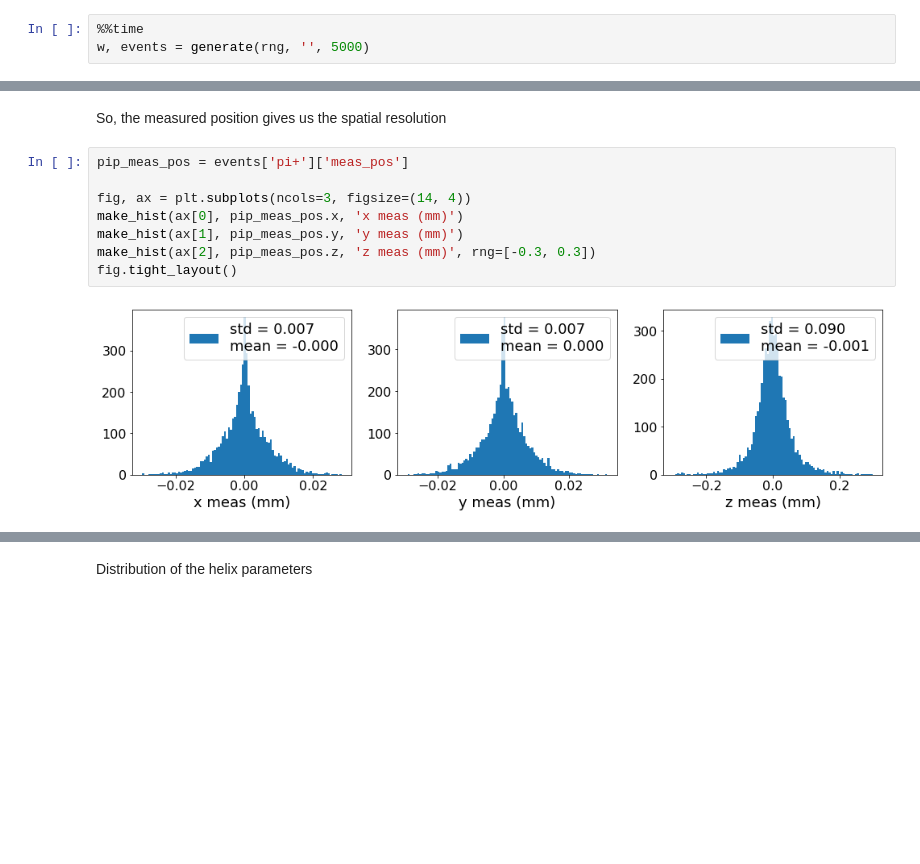
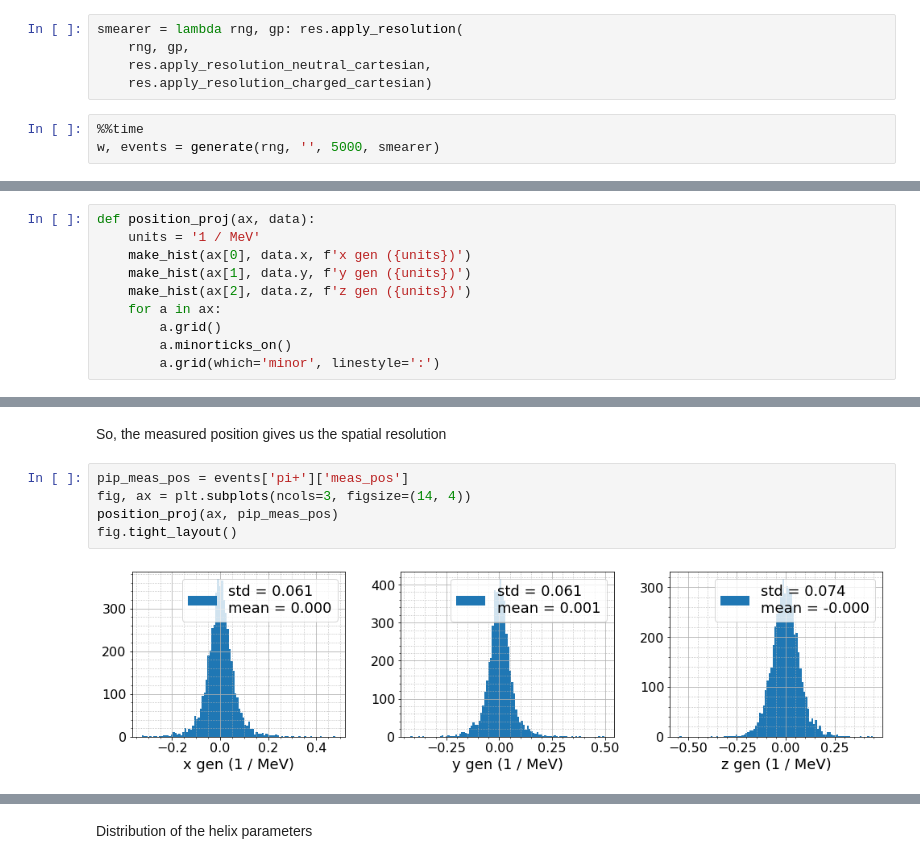
Before and after one commit to VitalyVorobyev/decay-gen, a Jupyter notebook: examples/genexample.ipynb, the cells around one changed output, grey strips where cells are left out. Drawn from its saved outputs; the diff is of its cells as text; blank space fills up the shorter version.

```diff
--- a/examples/genexample.ipynb
+++ b/examples/genexample.ipynb
@@ -22,4 +25,9 @@ Generate 10000 events of the $D^+ \to [K^{*0} \to K^-\pi^+]\pi^+$ decay
+# %%
+smearer = lambda rng, gp: res.apply_resolution(
+    rng, gp,
+    res.apply_resolution_neutral_cartesian,
+    res.apply_resolution_charged_cartesian)
 # %%
 %%time
-w, events = generate(rng, '', 5000)
+w, events = generate(rng, '', 5000, smearer)
 # %% [output]
@@ -62,3 +70,13 @@ def make_hist(ax, data, lbl, bins=100, rng=None):
     ax.hist(data, bins=bins, label=f'std = {data.std():.3f}\nmean = {data.mean():.3f}', range=rng);
     ax.set_xlabel(lbl)
     ax.legend()
+# %%
+def position_proj(ax, data):
+    units = '1 / MeV'
+    make_hist(ax[0], data.x, f'x gen ({units})')
+    make_hist(ax[1], data.y, f'y gen ({units})')
+    make_hist(ax[2], data.z, f'z gen ({units})')
+    for a in ax:
+        a.grid()
+        a.minorticks_on()
+        a.grid(which='minor', linestyle=':')
@@ -76,11 +101,8 @@ fig.tight_layout()
 So, the measured position gives us the spatial resolution
 # %%
 pip_meas_pos = events['pi+']['meas_pos']
-
 fig, ax = plt.subplots(ncols=3, figsize=(14, 4))
-make_hist(ax[0], pip_meas_pos.x, 'x meas (mm)')
-make_hist(ax[1], pip_meas_pos.y, 'y meas (mm)')
-make_hist(ax[2], pip_meas_pos.z, 'z meas (mm)', rng=[-0.3, 0.3])
+position_proj(ax, pip_meas_pos)
 fig.tight_layout()
 # %% [output]
-[figure, old version]
+[figure, new version]
```
Also changed, not shown: parts of 21 cells of this notebook, 4 other files.
